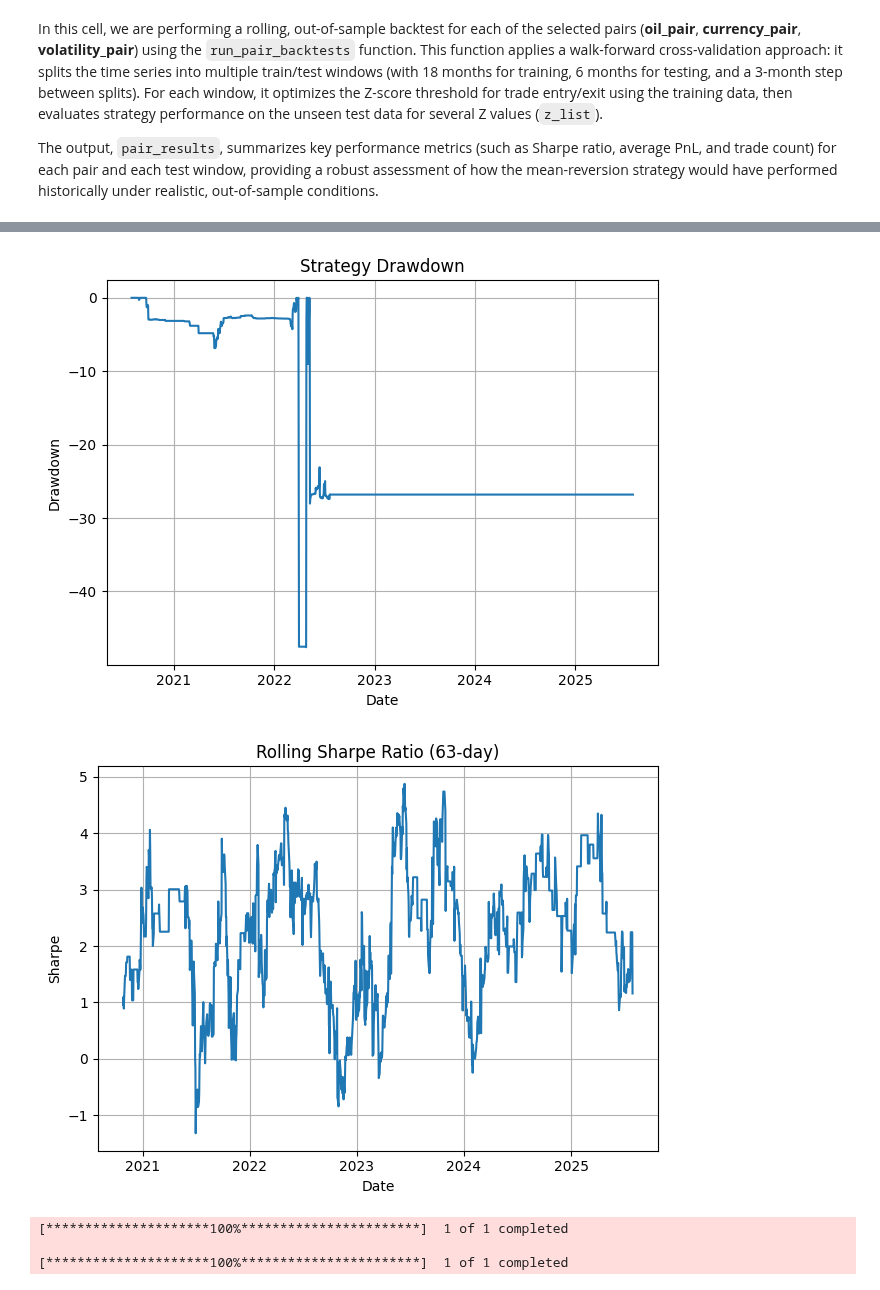
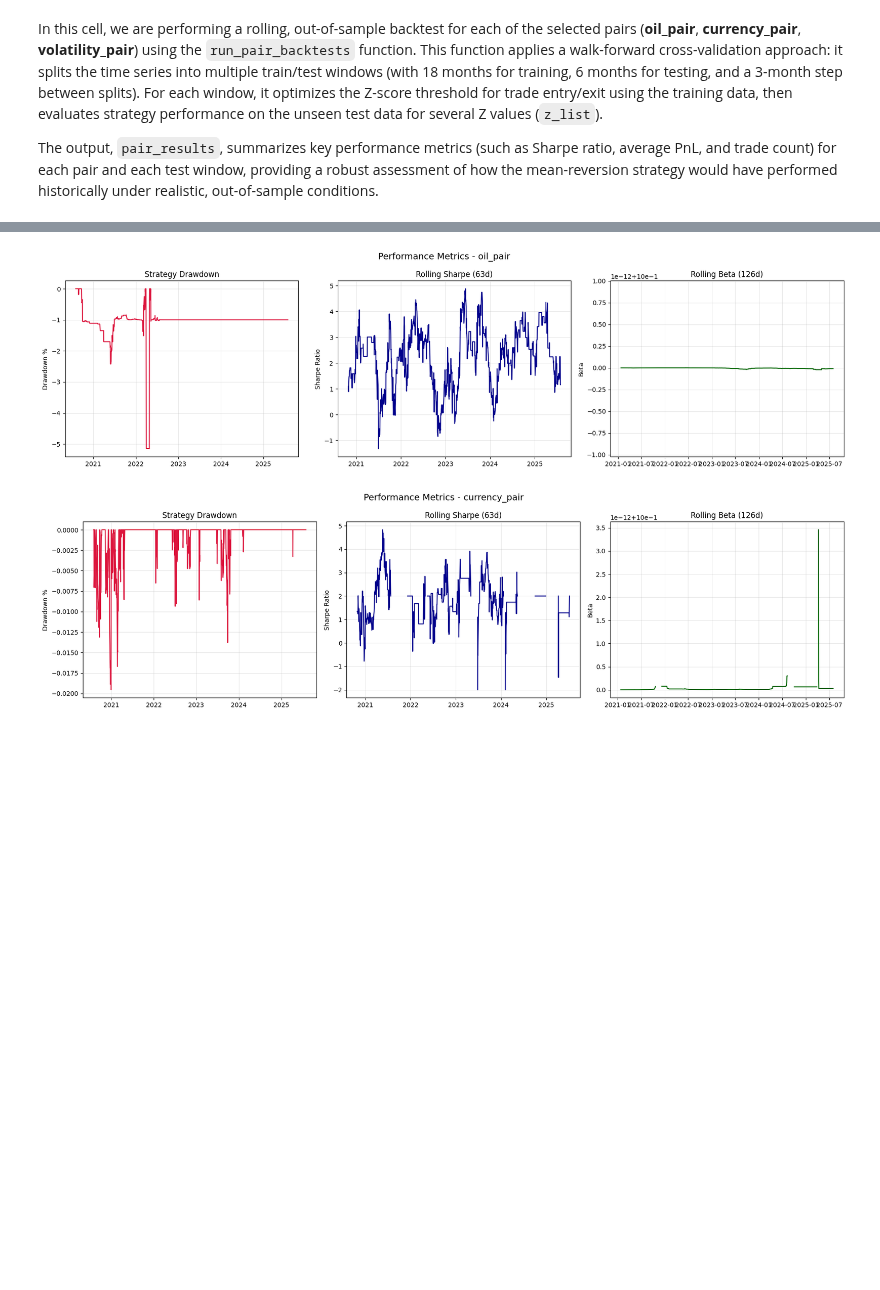
Before and after one commit to gustavlan/cointegration-analysis, a Jupyter notebook: notebook.ipynb, the cells around one changed output, grey strips where cells are left out. Cells and saved outputs as stored; diff of their text form; code cells hidden in the pictures; blank space fills up the shorter version.

Commit message:
formatted graph output niceley

```diff
--- a/notebook.ipynb
+++ b/notebook.ipynb
@@ -499,15 +497,17 @@ pair_results
 # %%
+import matplotlib.pyplot as plt
+
+# Generate PnL for all pairs
 pair_pnl = generate_pair_pnl(
     all_data=all_data,
     summary_df=summary_df,
     selected=selected
 )
 
-# Plot performance for oil_pair
-plot_performance(pair_pnl['oil_pair'].diff().fillna(0))
+for pair_name, pnl in pair_pnl.items():
+    returns = pnl.diff().fillna(0)
+    plot_performance(returns, sharpe_window=63, beta_window=126, pair_name=pair_name)
+    plt.show()
 # %% [output]
-[figure, old version]
+[figure, new version]
-[figure, old version]
+[figure, new version]
-[*********************100%***********************]  1 of 1 completed
-
-[*********************100%***********************]  1 of 1 completed
```
Also changed, not shown: parts of 6 cells of this notebook, 1 other file.
